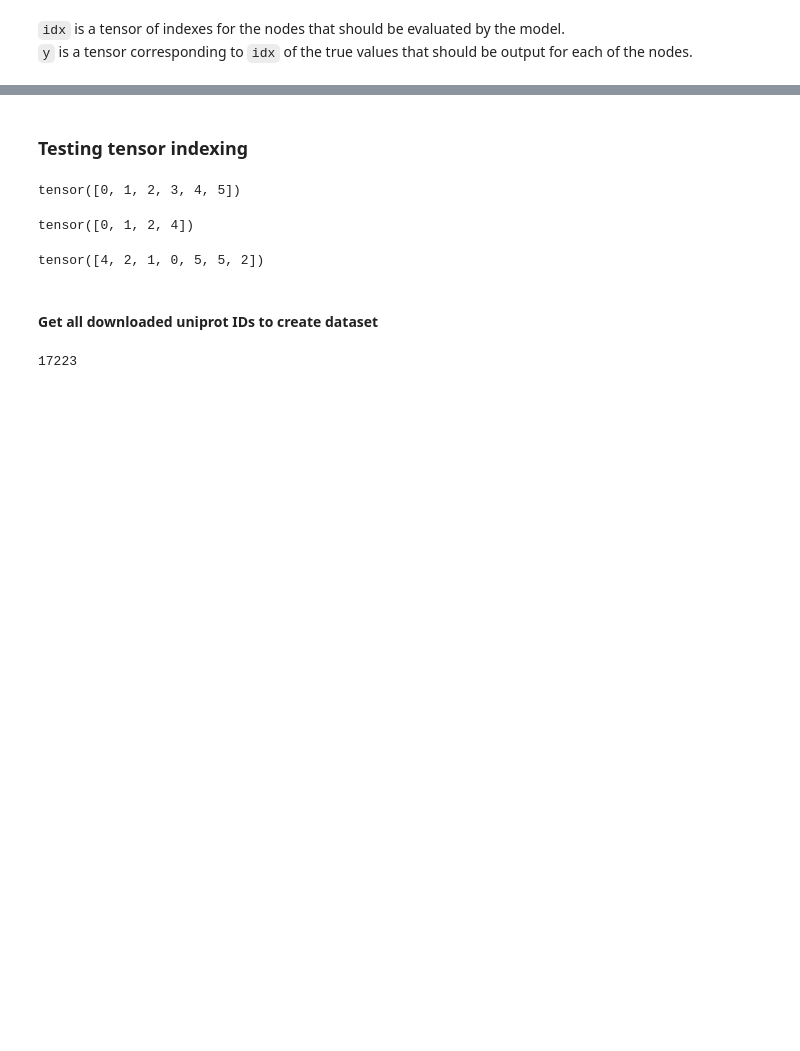
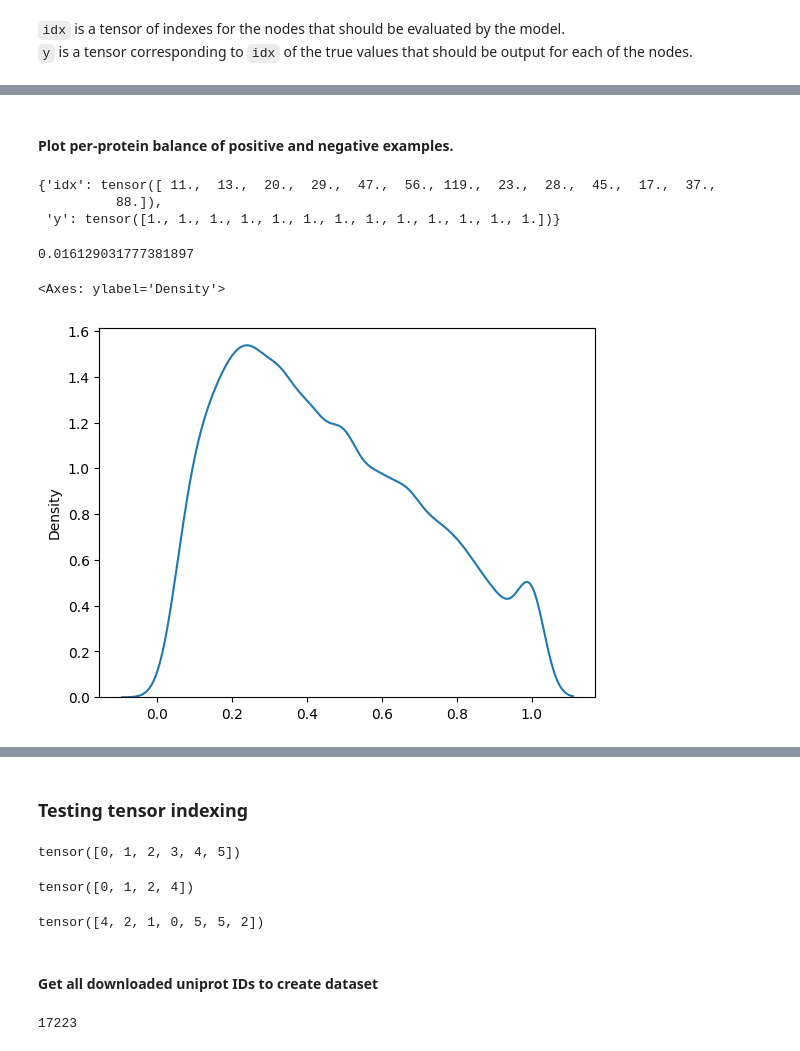
Before and after one commit to kamurani/phosphosite, a Jupyter notebook: notebooks/phosphosite_prediction/load_dataset.ipynb, the cells around one changed output, grey strips where cells are left out. Drawn from its saved outputs; the diff is of its cells as text; code cells hidden in the pictures; blank space fills up the shorter version.

```diff
--- a/notebooks/phosphosite_prediction/load_dataset.ipynb
+++ b/notebooks/phosphosite_prediction/load_dataset.ipynb
@@ -185,0 +219,7 @@ indexes_dict
+# %%
+# Number of proteins in indexes_dict that contain only negative examples
+i = 0
+for key, value in indexes_dict.items():
+    if value["y"].sum() == 0:
+        i += 1
+i
@@ -185,0 +230,3 @@ indexes_dict
+# %%
+all_proteins = pos_position_dict.keys() | neg_position_dict.keys()
+len(pos_position_dict), len(neg_position_dict), len(all_proteins)
@@ -188,0 +287,46 @@ indexes_dict
+# %%
+# Save indexes_dict
+from phosphosite.utils.io import save_index_dict, load_index_dict
+
+filepath = Path("./indexes_dict.json")
+save_index_dict(
+    index_dict=indexes_dict,
+    filepath=filepath,
+    overwrite=True,
+)
+
+# Load indexes_dict
+indexes_dict = load_index_dict(filepath=filepath)
+# %% [markdown]
+#### Plot per-protein balance of positive and negative examples.
+# %%
+# plot histogram of the ratio of positive to negative examples per protein
+import seaborn as sns
+import matplotlib.pyplot as plt
+import numpy as np
+ratios = []
+for key, value in indexes_dict.items():
+    # num pos : total
+    num_pos = value["y"].sum()
+    ratio = float(num_pos / value["y"].shape[0])
+
+    # if is inf
+
+
+    ratios.append(ratio)
+# %%
+indexes_dict["P62277"]
+# %% [output]
+{'idx': tensor([ 11.,  13.,  20.,  29.,  47.,  56., 119.,  23.,  28.,  45.,  17.,  37.,
+          88.]),
+ 'y': tensor([1., 1., 1., 1., 1., 1., 1., 1., 1., 1., 1., 1., 1.])}
+# %%
+# max of ratio
+min(ratios)
+# %% [output]
+0.016129031777381897
+# %%
+sns.kdeplot(ratios)
+# %% [output]
+<Axes: ylabel='Density'>
+[figure, added]
```
Also changed, not shown: parts of 49 cells of this notebook, 5 other files.
